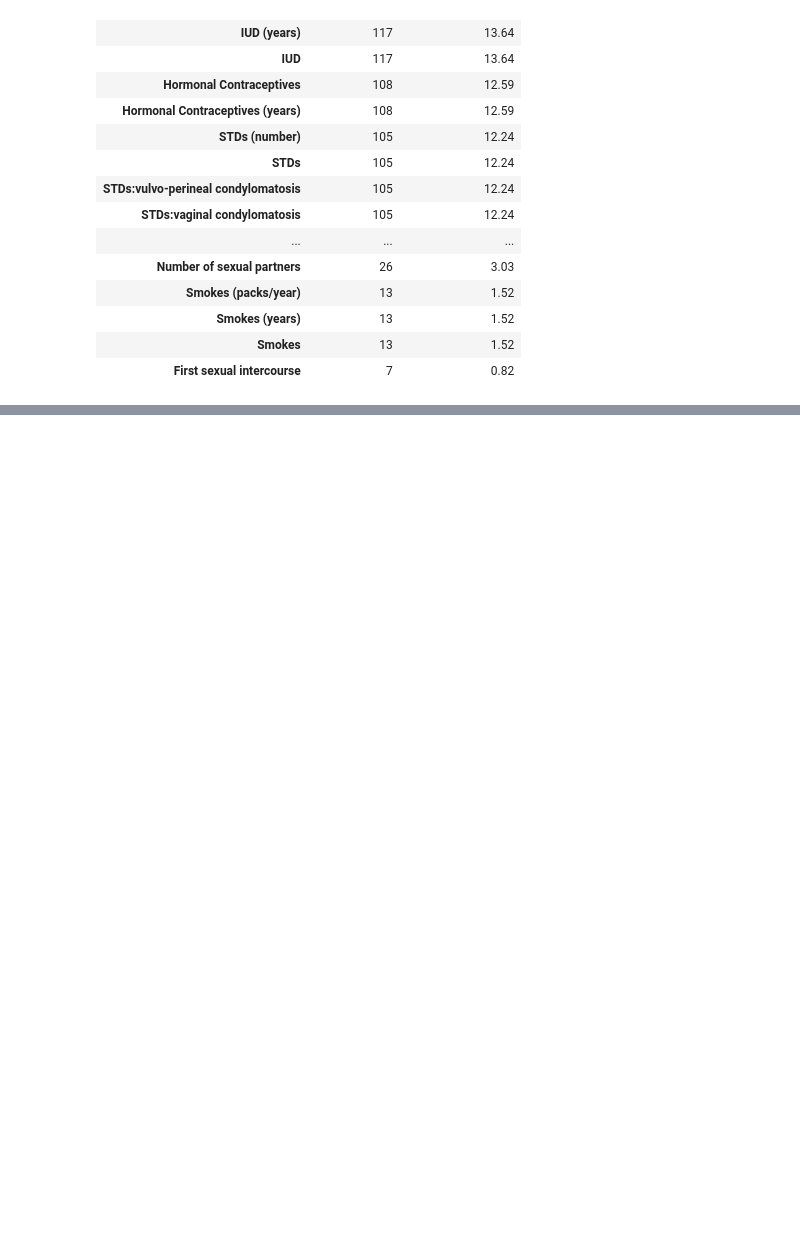
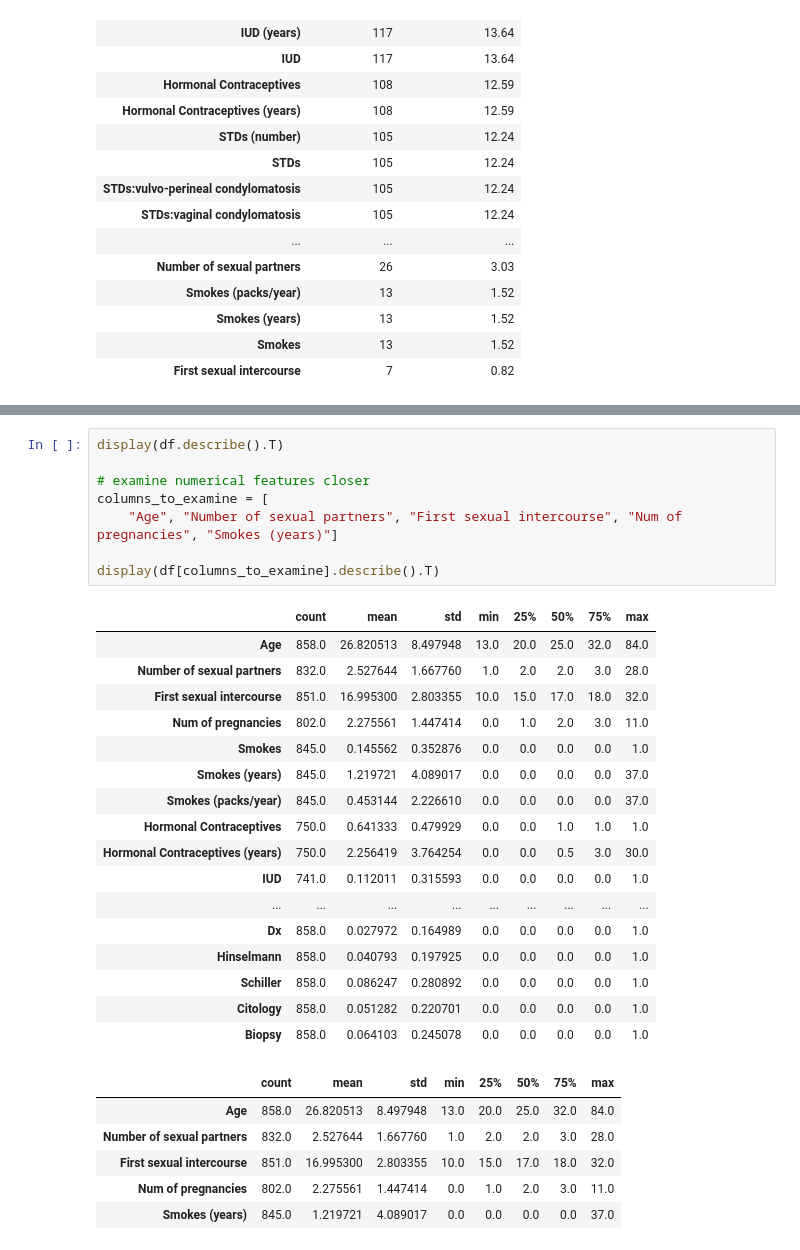
Before and after one commit to lf1313/CT4101-machine-learning, a Jupyter notebook: notebooks/milestone2.ipynb, the cells around one changed output, grey strips where cells are left out. Drawn from its saved outputs; the diff is of its cells as text; blank space fills up the shorter version.

```diff
--- a/notebooks/milestone2.ipynb
+++ b/notebooks/milestone2.ipynb
@@ -69,0 +111,32 @@ Name: count, dtype: int64
+# %%
+display(df.describe().T)
+
+# examine numerical features closer
+columns_to_examine = [
+    "Age", "Number of sexual partners", "First sexual intercourse", "Num of pregnancies", "Smokes (years)"]
+
+display(df[columns_to_examine].describe().T)
+# %% [output]
+|  | count | mean | std | min | 25% | 50% | 75% | max |
+| Age | 858.0 | 26.820513 | 8.497948 | 13.0 | 20.0 | 25.0 | 32.0 | 84.0 |
+| Number of sexual partners | 832.0 | 2.527644 | 1.667760 | 1.0 | 2.0 | 2.0 | 3.0 | 28.0 |
+| First sexual intercourse | 851.0 | 16.995300 | 2.803355 | 10.0 | 15.0 | 17.0 | 18.0 | 32.0 |
+| Num of pregnancies | 802.0 | 2.275561 | 1.447414 | 0.0 | 1.0 | 2.0 | 3.0 | 11.0 |
+| Smokes | 845.0 | 0.145562 | 0.352876 | 0.0 | 0.0 | 0.0 | 0.0 | 1.0 |
+| Smokes (years) | 845.0 | 1.219721 | 4.089017 | 0.0 | 0.0 | 0.0 | 0.0 | 37.0 |
+| Smokes (packs/year) | 845.0 | 0.453144 | 2.226610 | 0.0 | 0.0 | 0.0 | 0.0 | 37.0 |
+| Hormonal Contraceptives | 750.0 | 0.641333 | 0.479929 | 0.0 | 0.0 | 1.0 | 1.0 | 1.0 |
+| Hormonal Contraceptives (years) | 750.0 | 2.256419 | 3.764254 | 0.0 | 0.0 | 0.5 | 3.0 | 30.0 |
+| IUD | 741.0 | 0.112011 | 0.315593 | 0.0 | 0.0 | 0.0 | 0.0 | 1.0 |
+| ... | ... | ... | ... | ... | ... | ... | ... | ... |
+| Dx | 858.0 | 0.027972 | 0.164989 | 0.0 | 0.0 | 0.0 | 0.0 | 1.0 |
+| Hinselmann | 858.0 | 0.040793 | 0.197925 | 0.0 | 0.0 | 0.0 | 0.0 | 1.0 |
+| Schiller | 858.0 | 0.086247 | 0.280892 | 0.0 | 0.0 | 0.0 | 0.0 | 1.0 |
+| Citology | 858.0 | 0.051282 | 0.220701 | 0.0 | 0.0 | 0.0 | 0.0 | 1.0 |
+| Biopsy | 858.0 | 0.064103 | 0.245078 | 0.0 | 0.0 | 0.0 | 0.0 | 1.0 |
+|  | count | mean | std | min | 25% | 50% | 75% | max |
+| Age | 858.0 | 26.820513 | 8.497948 | 13.0 | 20.0 | 25.0 | 32.0 | 84.0 |
+| Number of sexual partners | 832.0 | 2.527644 | 1.667760 | 1.0 | 2.0 | 2.0 | 3.0 | 28.0 |
+| First sexual intercourse | 851.0 | 16.995300 | 2.803355 | 10.0 | 15.0 | 17.0 | 18.0 | 32.0 |
+| Num of pregnancies | 802.0 | 2.275561 | 1.447414 | 0.0 | 1.0 | 2.0 | 3.0 | 11.0 |
+| Smokes (years) | 845.0 | 1.219721 | 4.089017 | 0.0 | 0.0 | 0.0 | 0.0 | 37.0 |
```
Also changed, not shown: parts of 14 cells of this notebook.
